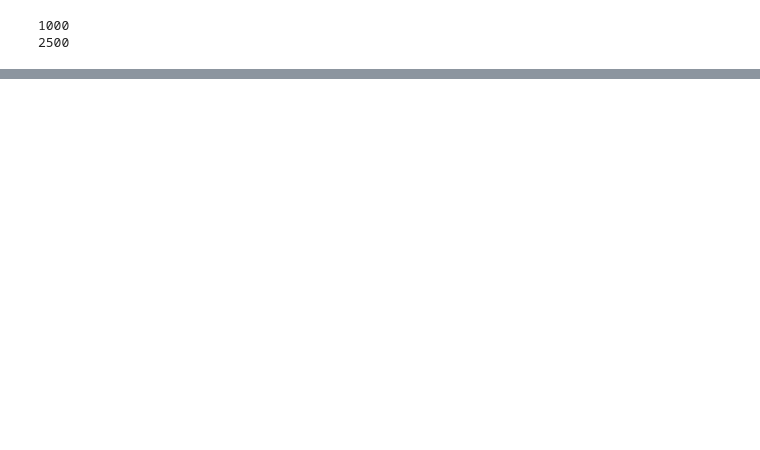
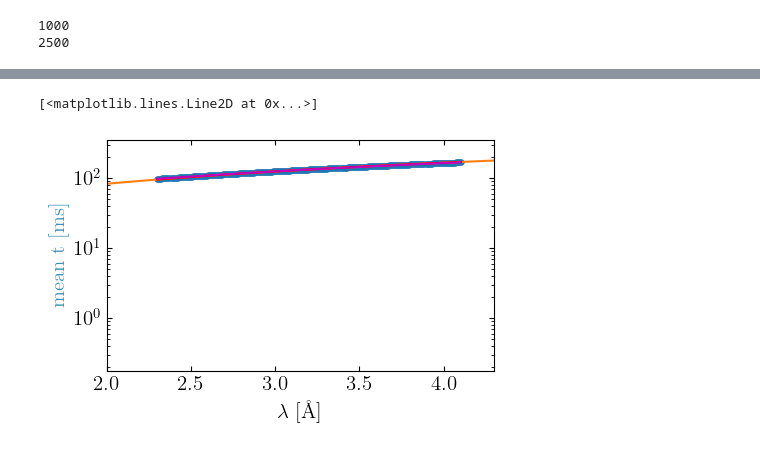
Before and after one commit to KristineKrighaar/BIFROST_Virtual_Experiments, a Jupyter notebook: Pulse_tuning/Tuning_data_treatment/Tuning_data_treatment.ipynb, the cells around one changed output, grey strips where cells are left out. Drawn from its saved outputs; the diff is of its cells as text; code cells hidden in the pictures; blank space fills up the shorter version.

```diff
--- a/Pulse_tuning/Tuning_data_treatment/Tuning_data_treatment.ipynb
+++ b/Pulse_tuning/Tuning_data_treatment/Tuning_data_treatment.ipynb
@@ -82,6 +82,7 @@ print(np.shape(x_centers))
 (2500,)
 # %%
 widths = []
+mus = []
 
 for i in range(I_chop1ms.shape[0]):
     row = I_chop1ms[i]
@@ -101,6 +102,7 @@ for i in range(I_chop1ms.shape[0]):
 
     # if the entire row sums to zero -> append 0
     if weights.sum() == 0:
+        mus.append(0.0)
         widths.append(0.0)
         continue
 
@@ -117,4 +119,7 @@ for i in range(I_chop1ms.shape[0]):
     mu = np.average(x, weights=w)
     sigma = np.sqrt(np.average((x - mu) ** 2, weights=w))
 
+    mus.append(mu)
     widths.append(sigma)
+
+print(mus)
@@ -432,0 +634,28 @@ plt.savefig('../../Figures/PNG/PSC_tuning.png', format='png',dpi=200, bbox_inche
+# %%
+def tof_eq(lam):
+    return 252.78 * (162+2) * lam
+
+theo_t = tof_eq(y_centers)/1000
+
+mus=np.asarray(mus)
+
+theo_t_nonz = theo_t[mus>0]
+mus_nonz = mus[mus>0]
+
+residuals = mus_nonz - theo_t_nonz
+
+fig, ax1 = plt.subplots(figsize=(5, 3))
+
+# --- First plot (left axis) --- now using the *orange* colors ---
+ax1.plot(y_centers, mus, '.')
+ax1.set_ylabel("mean t [ms]", color='#3992b8')
+ax1.set_xlabel(r'$\lambda$ [Å]')
+ax1.set_xlim(2,4.3)
+ax1.set_yscale('log')
+
+ax1.plot(y_centers, theo_t, '-')
+ax1.plot(y_centers[mus>0], theo_t_nonz, 'r-')
+ax1.plot(y_centers[mus>0], mus_nonz, 'm-')
+# %% [output]
+[<matplotlib.lines.Line2D at 0x...>]
+[figure, added]
```
Also changed, not shown: parts of 10 cells of this notebook, 16 other files.
